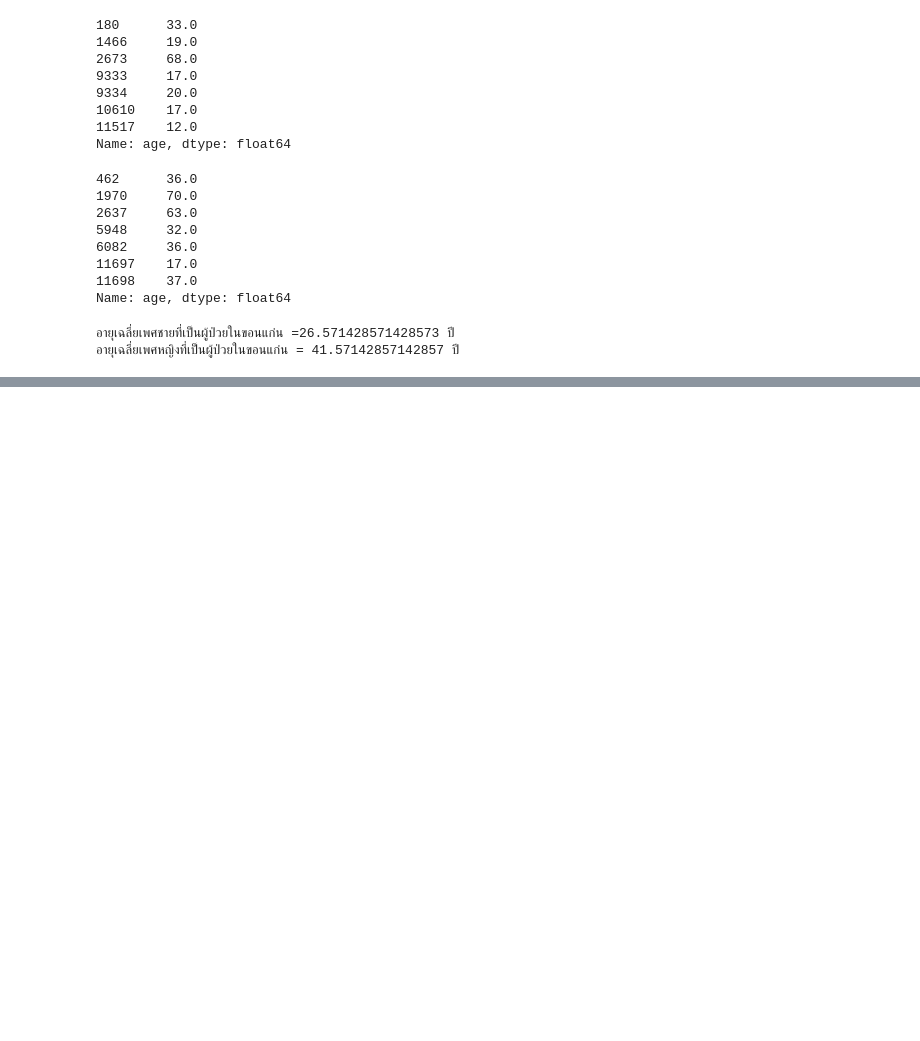
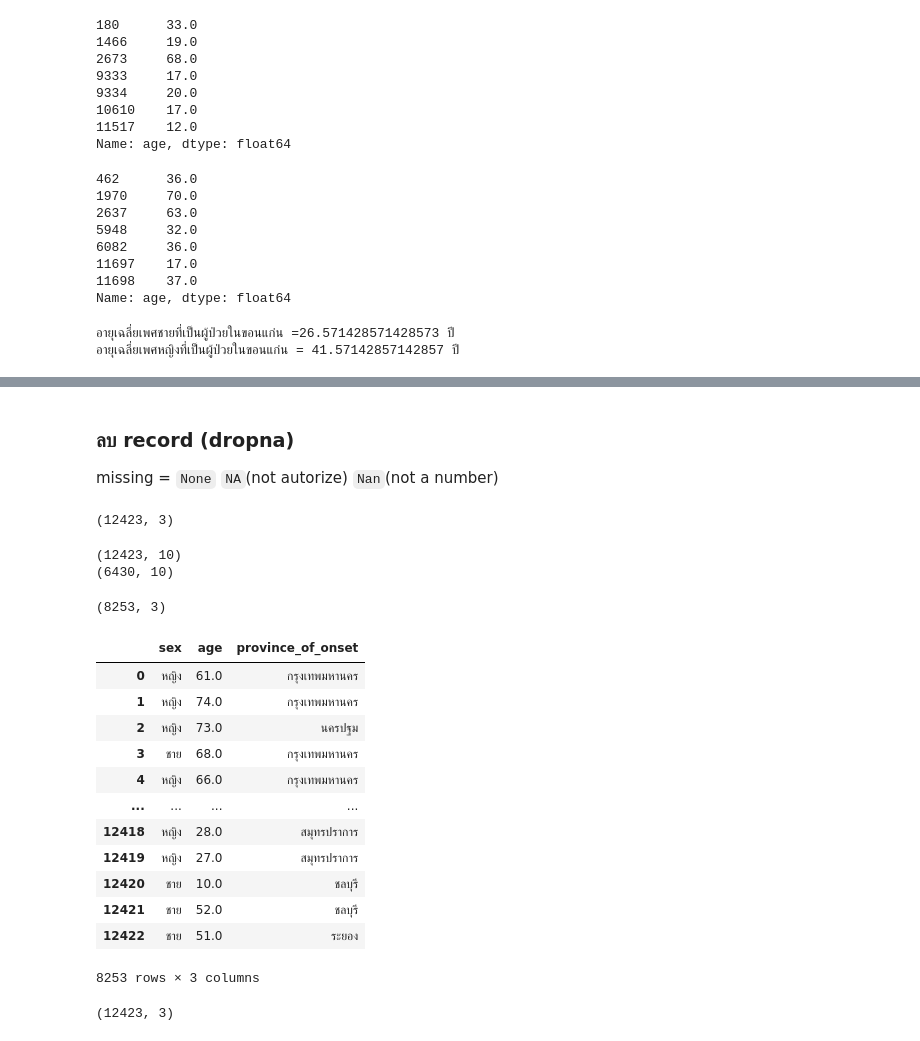
Before and after one commit to darunrat/data_viz, a Jupyter notebook: panda101.ipynb, the cells around one changed output, grey strips where cells are left out. Cells and saved outputs as stored; diff of their text form; code cells hidden in the pictures; blank space fills up the shorter version.

````diff
--- a/panda101.ipynb
+++ b/panda101.ipynb
@@ -294,0 +358,39 @@ print(f'อายุเฉลี่ยเพศหญิงที่เป็น
+# %% [markdown]
+### ลบ record (dropna)
+
+missing = ```None``` ```NA```(not autorize) ```Nan```(not a number)
+# %%
+this_data.shape
+# %% [output]
+(12423, 3)
+# %%
+print(data_covid.shape)
+print(data_covid.dropna().shape)
+# %% [output]
+(12423, 10)
+(6430, 10)
+# %%
+this_data.dropna().shape
+# %% [output]
+(8253, 3)
+# %%
+this_data.dropna()
+# %% [output]
+|  | sex | age | province_of_onset |
+| 0 | หญิง | 61.0 | กรุงเทพมหานคร |
+| 1 | หญิง | 74.0 | กรุงเทพมหานคร |
+| 2 | หญิง | 73.0 | นครปฐม |
+| 3 | ชาย | 68.0 | กรุงเทพมหานคร |
+| 4 | หญิง | 66.0 | กรุงเทพมหานคร |
+| ... | ... | ... | ... |
+| 12418 | หญิง | 28.0 | สมุทรปราการ |
+| 12419 | หญิง | 27.0 | สมุทรปราการ |
+| 12420 | ชาย | 10.0 | ชลบุรี |
+| 12421 | ชาย | 52.0 | ชลบุรี |
+| 12422 | ชาย | 51.0 | ระยอง |
+8253 rows × 3 columns
+# %%
+this_data.dropna()
+print(this_data.shape)
+# %% [output]
+(12423, 3)
````
Also changed, not shown: parts of 21 cells of this notebook.
